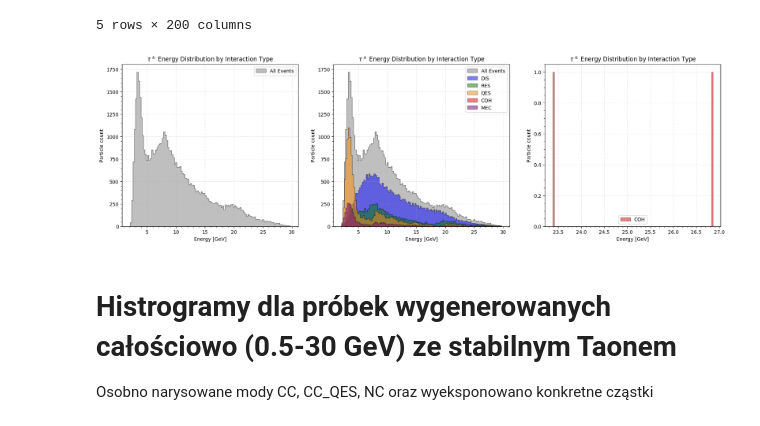
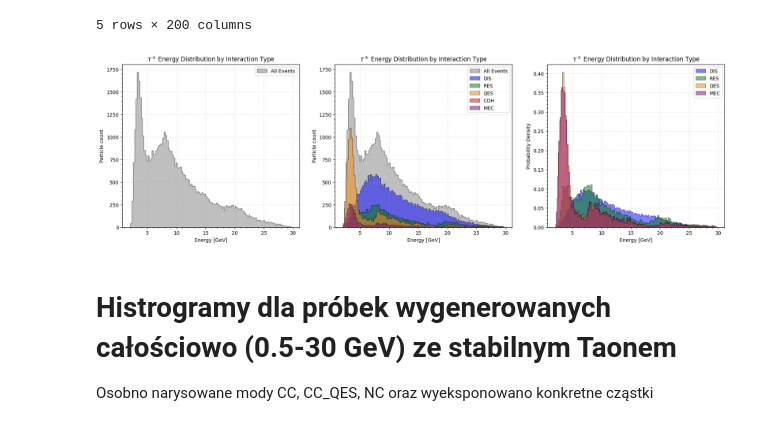
Before and after one commit to PasiekaFUW/Masters_Thesis, a Jupyter notebook: Lab/analysis/dataVisualize.ipynb, the cells around one changed output. Saved outputs shown, nothing was run; the diff lists cells and outputs as text; code cells hidden in the pictures.

```diff
--- a/Lab/analysis/dataVisualize.ipynb
+++ b/Lab/analysis/dataVisualize.ipynb
@@ -94,17 +90,17 @@ df_all_stable.head()
 # %%
 import analysis.scripts.plotting_functions as pf
 importlib.reload(pf)
 # pf.plot_tau_energy(df_all_stable)
 # pf.plot_tau_energy(df_all_stable, QES=True)
 
 fig, (ax1, ax2, ax3) = plt.subplots(1, 3, figsize=(22, 6))
-pf.plot_tau_energy(df_all_stable, ALL=True, ax=ax1)
-pf.plot_tau_energy(df_all_stable, DIS=True, RES=True, QES=True, COH=True, MEC=True, NuEEL=True, ALL=True, ax=ax2)
-pf.plot_tau_energy(df_all_stable, COH=True, ax=ax3)
+pf.plot_tau_energy(df_all_stable, ALL=True, ax=ax1, density=False)
+pf.plot_tau_energy(df_all_stable, DIS=True, RES=True, QES=True, COH=True, MEC=True, NuEEL=True, ALL=True, ax=ax2, density=False)
+pf.plot_tau_energy(df_all_stable, DIS=True, RES=True, QES=True, COH=False, MEC=True, NuEEL=True, ALL=False, ax=ax3, density=True)
 
 plt.show()
 # %% [output]
-[figure, old version]
+[figure, new version]
 # %% [markdown]
 # Histrogramy dla próbek wygenerowanych całościowo (0.5-30 GeV) ze stabilnym Taonem
 Osobno narysowane mody CC, CC_QES, NC oraz wyeksponowano konkretne cząstki
```
Also changed, not shown: parts of 1 cell of this notebook, 4 other files.
